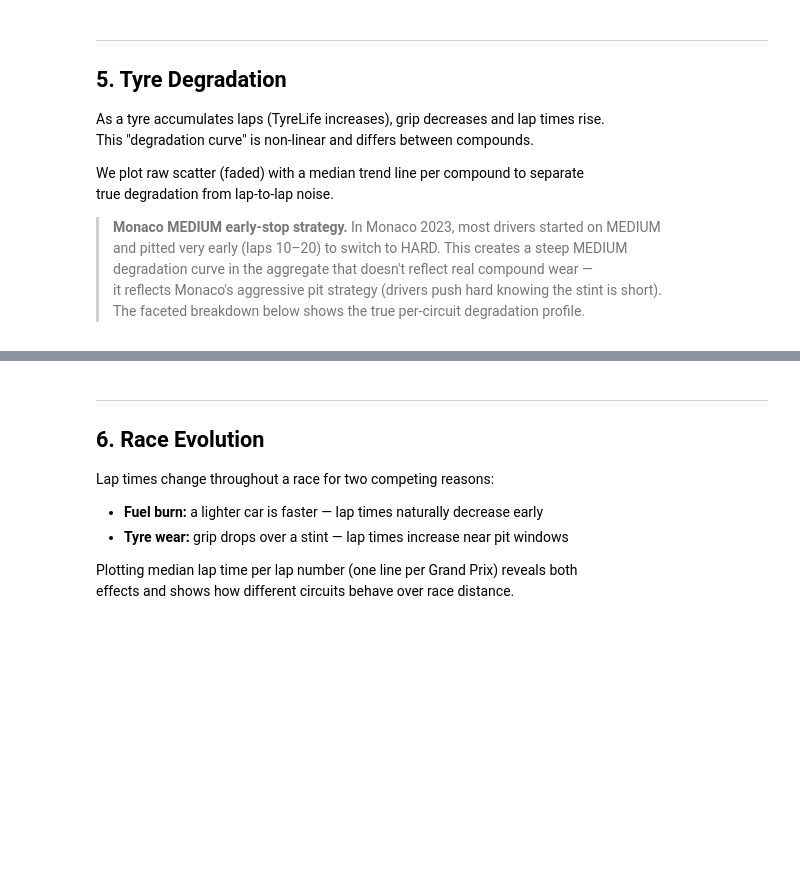
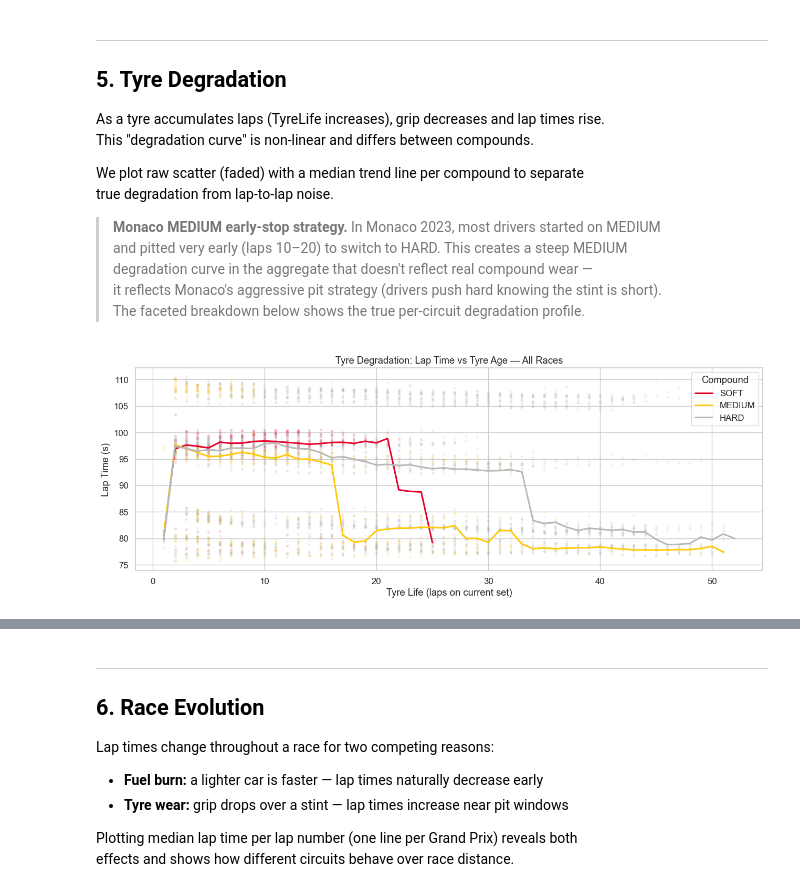
Before and after one commit to FelipeEckert/f1-laptime-prediction, a Jupyter notebook: notebooks/02_eda.ipynb, the cells around one changed output, grey strips where cells are left out. Drawn from its saved outputs; the diff is of its cells as text; code cells hidden in the pictures; blank space fills up the shorter version.

```diff
--- a/notebooks/02_eda.ipynb
+++ b/notebooks/02_eda.ipynb
@@ -199,7 +357,7 @@ true degradation from lap-to-lap noise.
 > it reflects Monaco's aggressive pit strategy (drivers push hard knowing the stint is short).
 > The faceted breakdown below shows the true per-circuit degradation profile.
 # %%
-# ── Aggregate scatter + median trend ─────────────────────────────────────────
+# ── Aggregate scatter + median trend (saved to PNG — used by README) ──────────
 fig, ax = plt.subplots(figsize=(13, 5))
 
 for compound in present:
@@ -213,37 +371,113 @@ for compound in present:
 
 ax.set_title('Tyre Degradation: Lap Time vs Tyre Age — All Races')
 ax.set_xlabel('Tyre Life (laps on current set)')
 ax.set_ylabel('Lap Time (s)')
 ax.legend(title='Compound')
 
 plt.tight_layout()
 plt.savefig(f'{FIGURES_PATH}03_tyre_degradation.png', dpi=150, bbox_inches='tight')
 plt.show()
 print('Saved: 03_tyre_degradation.png')
 
-# ── Faceted per Grand Prix ────────────────────────────────────────────────────
-fig, axes = plt.subplots(1, len(races_list), figsize=(20, 4), sharey=False)
+# ── Per-race static faceted plot (saved to PNG — used by README, not displayed) ──
+races_list = sorted(df['GrandPrix'].unique())
+fig, axes_pg = plt.subplots(1, len(races_list), figsize=(20, 4), sharey=False)
 fig.suptitle('Tyre Degradation by Grand Prix', fontsize=13)
 
-for ax, race in zip(axes, races_list):
+for ax, race in zip(axes_pg, races_list):
     subset     = df[df['GrandPrix'] == race]
     race_comps = [c for c in COMPOUND_ORDER if c in subset['Compound'].unique()]
-
     for compound in race_comps:
         comp_data = subset[subset['Compound'] == compound]
         color     = COMPOUND_PALETTE[compound]
         ax.scatter(comp_data['TyreLife'], comp_data['LapTime'],
                    color=color, alpha=0.15, s=8, label='_nolegend_')
         trend = comp_data.groupby('TyreLife')['LapTime'].median().reset_index()
         ax.plot(trend['TyreLife'], trend['LapTime'],
                 color=color, linewidth=2, label=compound)
-
     ax.set_title(race, fontsize=10)
     ax.set_xlabel('Tyre Life (laps)')
-    ax.set_ylabel('Lap Time (s)' if ax is axes[0] else '')
+    ax.set_ylabel('Lap Time (s)' if ax is axes_pg[0] else '')
     ax.legend(fontsize=7)
 
 plt.tight_layout()
 plt.savefig(f'{FIGURES_PATH}03b_degradation_by_race.png', dpi=150, bbox_inches='tight')
-plt.show()
+plt.close()
 print('Saved: 03b_degradation_by_race.png')
+
+# ── Interactive degradation explorer ──────────────────────────────────────────
+import ipywidgets as widgets
+from IPython.display import display as ipy_display
+
+dd_deg_race = widgets.Dropdown(
+    options=['All Races'] + races_list,
+    value='All Races',
+    description='Grand Prix:',
+    style={'description_width': 'initial'},
+    layout=widgets.Layout(width='260px'),
+)
+
+cb_soft   = widgets.Checkbox(value=True, description='SOFT',   indent=False,
+                             layout=widgets.Layout(width='130px'))
+cb_medium = widgets.Checkbox(value=True, description='MEDIUM', indent=False,
+                             layout=widgets.Layout(width='130px'))
+cb_hard   = widgets.Checkbox(value=True, description='HARD',   indent=False,
+                             layout=widgets.Layout(width='130px'))
+
+def plot_degradation_interactive(grand_prix, SOFT, MEDIUM, HARD):
+    compounds = [c for c, v in [('SOFT', SOFT), ('MEDIUM', MEDIUM), ('HARD', HARD)] if v]
+    if not compounds:
+        print('Select at least one compound.')
+        return
+
+    data = df if grand_prix == 'All Races' else df[df['GrandPrix'] == grand_prix]
+    data = data[data['Compound'].isin(compounds)]
+
+    if data.empty:
+        print('No data for the selected filters.')
+        return
+
+    fig, ax = plt.subplots(figsize=(13, 5))
+    deg_rates = []
+
+    for compound in [c for c in COMPOUND_ORDER if c in compounds]:
+        subset = data[data['Compound'] == compound]
+        if subset.empty:
+            continue
+        color = COMPOUND_PALETTE[compound]
+        ax.scatter(subset['TyreLife'], subset['LapTime'],
+                   color=color, alpha=0.15, s=8, label='_nolegend_')
+        trend = subset.groupby('TyreLife')['LapTime'].median().reset_index()
+        ax.plot(trend['TyreLife'], trend['LapTime'],
+                color=color, linewidth=2.2, label=compound)
+
+        # Linear slope of median trend = average degradation rate (s per lap of tyre age)
+        if len(trend) >= 2:
+            slope, _ = np.polyfit(trend['TyreLife'], trend['LapTime'], 1)
+            deg_rates.append({'Compound': compound, 'Deg Rate (s/lap)': round(slope, 3)})
+
+    ax.set_title(f'Tyre Degradation — {grand_prix}')
+    ax.set_xlabel('Tyre Life (laps on current set)')
+    ax.set_ylabel('Lap Time (s)')
+    ax.legend(title='Compound')
+    plt.tight_layout()
+    plt.show()
+
+    if deg_rates:
+        print('Average degradation rate (linear slope of median trend):')
+        ipy_display(pd.DataFrame(deg_rates).set_index('Compound'))
+
+ui  = widgets.HBox([
+    dd_deg_race,
+    widgets.VBox(
+        [widgets.Label('Compound:'), cb_soft, cb_medium, cb_hard],
+        layout=widgets.Layout(margin='0 0 0 20px'),
+    ),
+])
+out = widgets.interactive_output(
+    plot_degradation_interactive,
+    {'grand_prix': dd_deg_race, 'SOFT': cb_soft, 'MEDIUM': cb_medium, 'HARD': cb_hard},
+)
+ipy_display(ui, out)
+# %% [output]
+[figure, added]
```
Also changed, not shown: parts of 11 cells of this notebook, 5 other files.
